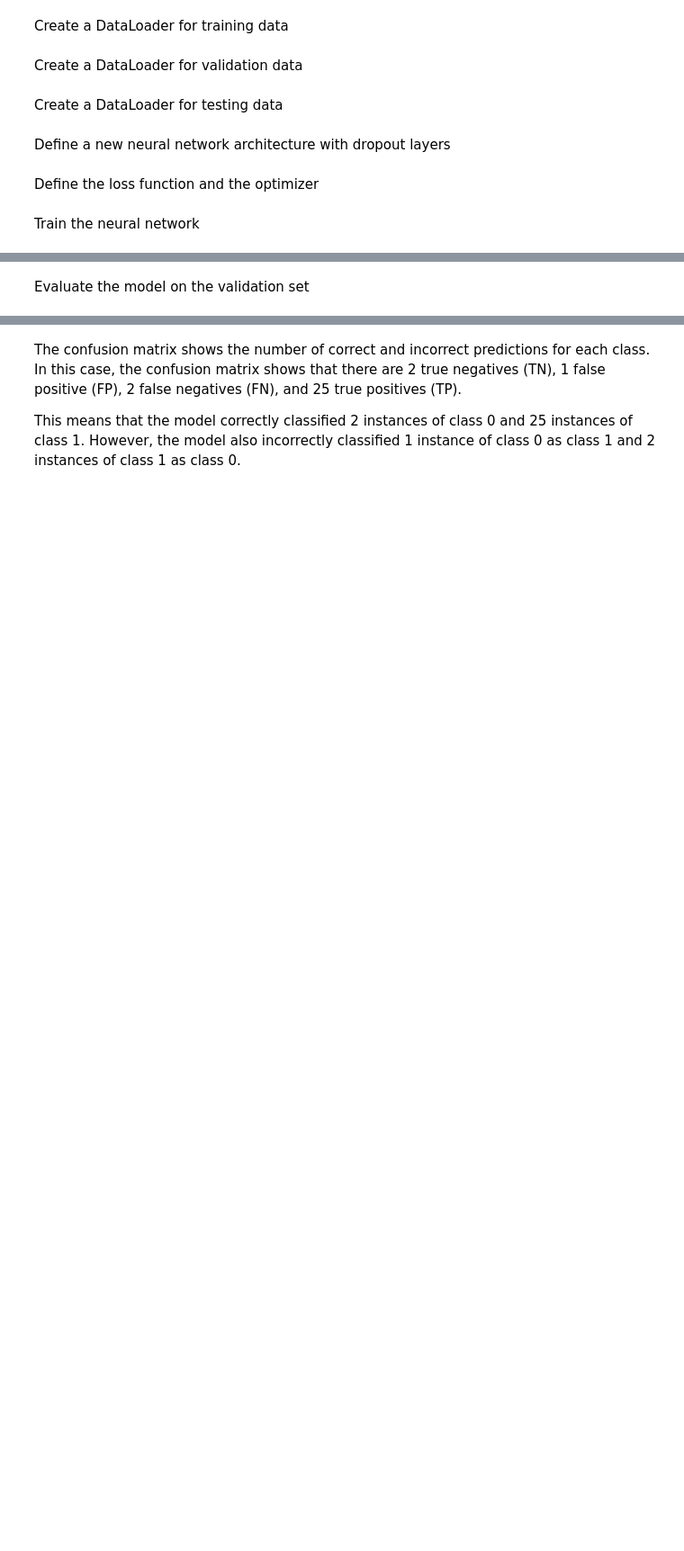
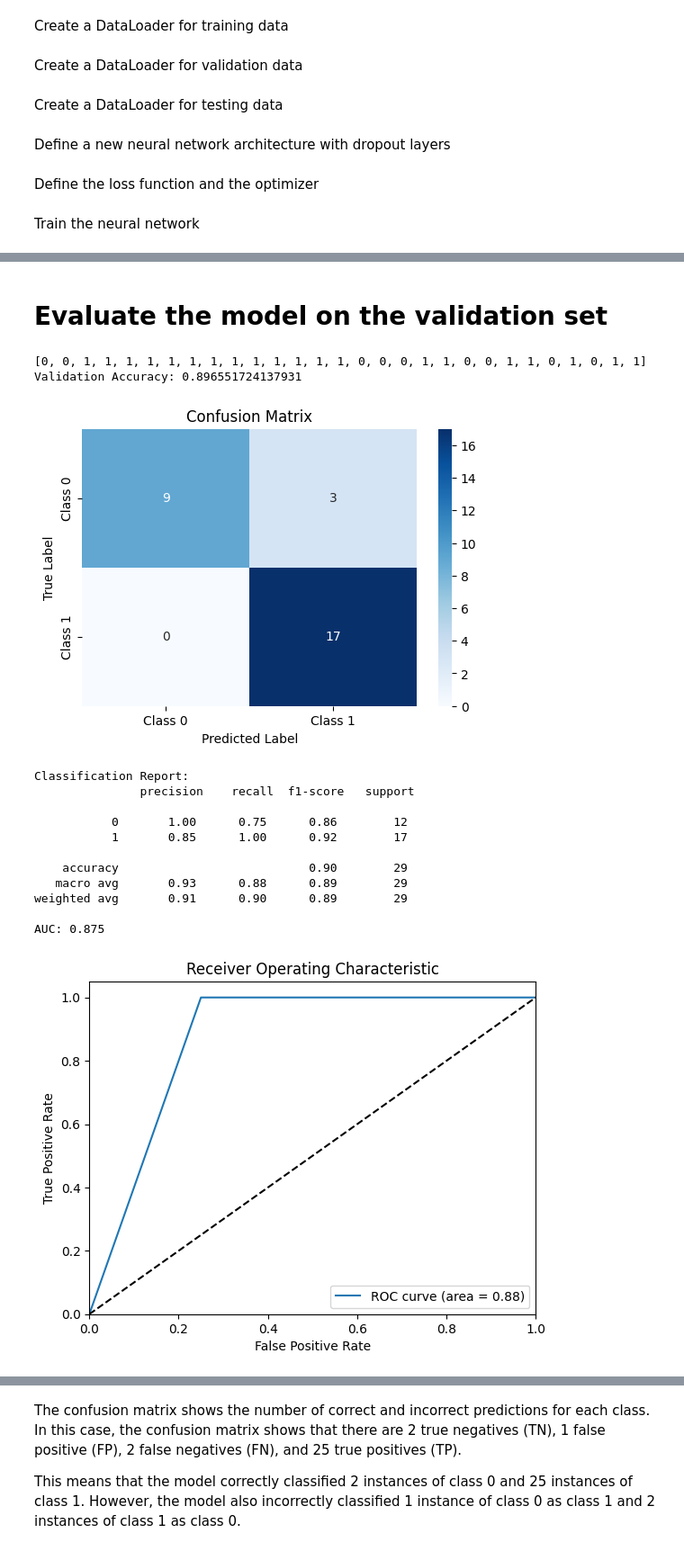
Before and after one commit to SigFerdo/MachineLearning, a Jupyter notebook: neural_network.ipynb, the cells around one changed output, grey strips where cells are left out. Shown: that part at 90% size. Drawn from its saved outputs; the diff is of its cells as text; code cells hidden in the pictures; blank space fills up the shorter version.

```diff
--- a/neural_network.ipynb
+++ b/neural_network.ipynb
@@ -131,2 +135,71 @@ Epoch: 99 Loss: 0.130494424700737
 # %% [markdown]
-Evaluate the model on the validation set
+# Evaluate the model on the validation set
+# %%
+# Evaluate the model on the validation set
+net.eval()
+val_accuracy = 0.0
+val_predictions = []
+with torch.no_grad():
+    for data in val_dataloader:
+        inputs, labels = data
+        outputs = net(inputs)
+        _max_values, predicted = torch.max(outputs.data, 1)
+        val_predictions.extend(predicted.tolist())
+        val_accuracy += (predicted == labels).sum().item() / len(val_labels)
+
+val_accuracy /= len(val_dataloader)
+print(val_predictions)
+print(f'Validation Accuracy: {val_accuracy}')
+
+# Generate the confusion matrix
+cm = confusion_matrix(val_labels, val_predictions)
+
+# Define class labels
+class_labels = ['Class 0', 'Class 1']
+
+# Create the heatmap
+plt.figure(figsize=(6, 4))
+sns.heatmap(cm, annot=True, fmt='d', cmap='Blues',
+            xticklabels=class_labels, yticklabels=class_labels)
+
+plt.title('Confusion Matrix')
+plt.xlabel('Predicted Label')
+plt.ylabel('True Label')
+plt.show()
+
+report = classification_report(val_labels, val_predictions)
+print("Classification Report:\n", report)
+
+# Compute ROC curve and AUC
+fpr, tpr, thresholds = roc_curve(val_labels, val_predictions)
+auc = roc_auc_score(val_labels, val_predictions)
+
+# Print AUC
+print("AUC:", auc)
+
+# Plot ROC curve
+plt.plot(fpr, tpr, label='ROC curve (area = %0.2f)' % auc)
+plt.plot([0, 1], [0, 1], 'k--')
+plt.xlim([0.0, 1.0])
+plt.ylim([0.0, 1.05])
+plt.xlabel('False Positive Rate')
+plt.ylabel('True Positive Rate')
+plt.title('Receiver Operating Characteristic')
+plt.legend(loc="lower right")
+plt.show()
+# %% [output]
+[0, 0, 1, 1, 1, 1, 1, 1, 1, 1, 1, 1, 1, 1, 1, 0, 0, 0, 1, 1, 0, 0, 1, 1, 0, 1, 0, 1, 1]
+Validation Accuracy: 0.896551724137931
+[figure, added]
+Classification Report:
+               precision    recall  f1-score   support
+
+           0       1.00      0.75      0.86        12
+           1       0.85      1.00      0.92        17
+
+    accuracy                           0.90        29
+   macro avg       0.93      0.88      0.89        29
+weighted avg       0.91      0.90      0.89        29
+
+AUC: 0.875
+[figure, added]
```
Also changed, not shown: parts of 12 cells of this notebook, 3 other files.
